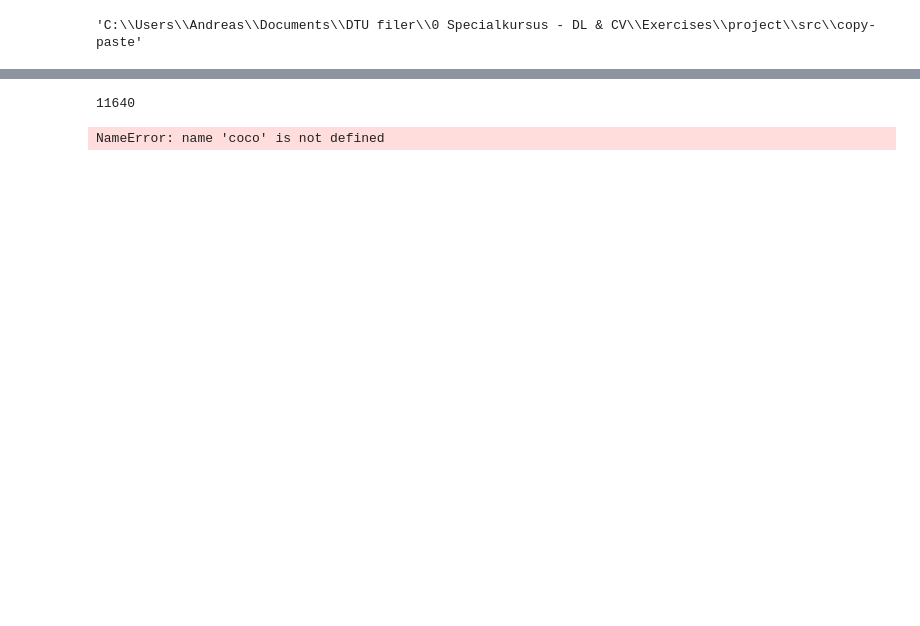
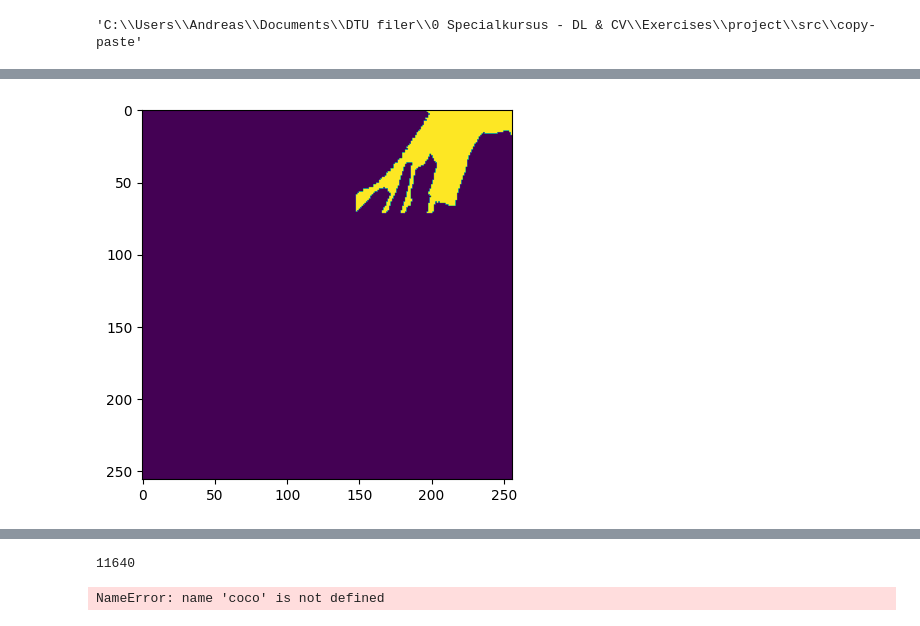
Before and after one commit to AndreasH-019/A_DLCV_project, a Jupyter notebook: src/copy-paste/example.ipynb, the cells around one changed output, grey strips where cells are left out. Drawn from its saved outputs; the diff is of its cells as text; code cells hidden in the pictures; blank space fills up the shorter version.

```diff
--- a/src/copy-paste/example.ipynb
+++ b/src/copy-paste/example.ipynb
@@ -102,3 +97,8 @@ img_data['paste_bboxes'], img_data['bboxes']
+# %%
+plt.imshow(masks[img_data['bboxes'][-1][-1]])
+plt.show()
+# %% [output]
+[figure, added]
 # %%
 print(len(bboxes))
 fig, ax = plt.subplots(1,len(masks))
```
Also changed, not shown: parts of 11 cells of this notebook, 4 other files.
